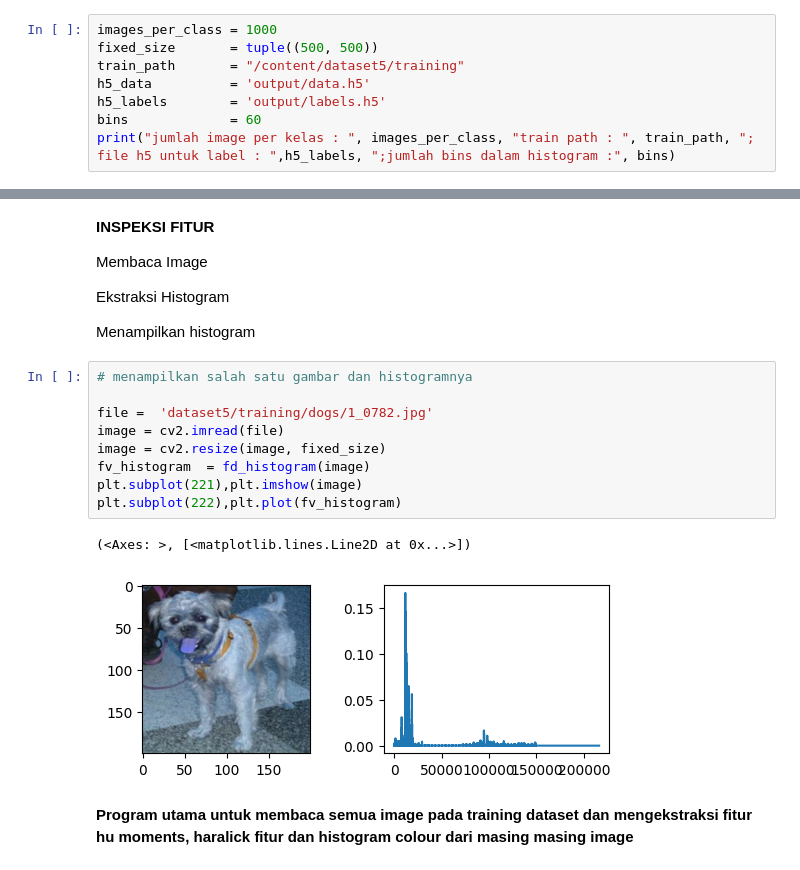
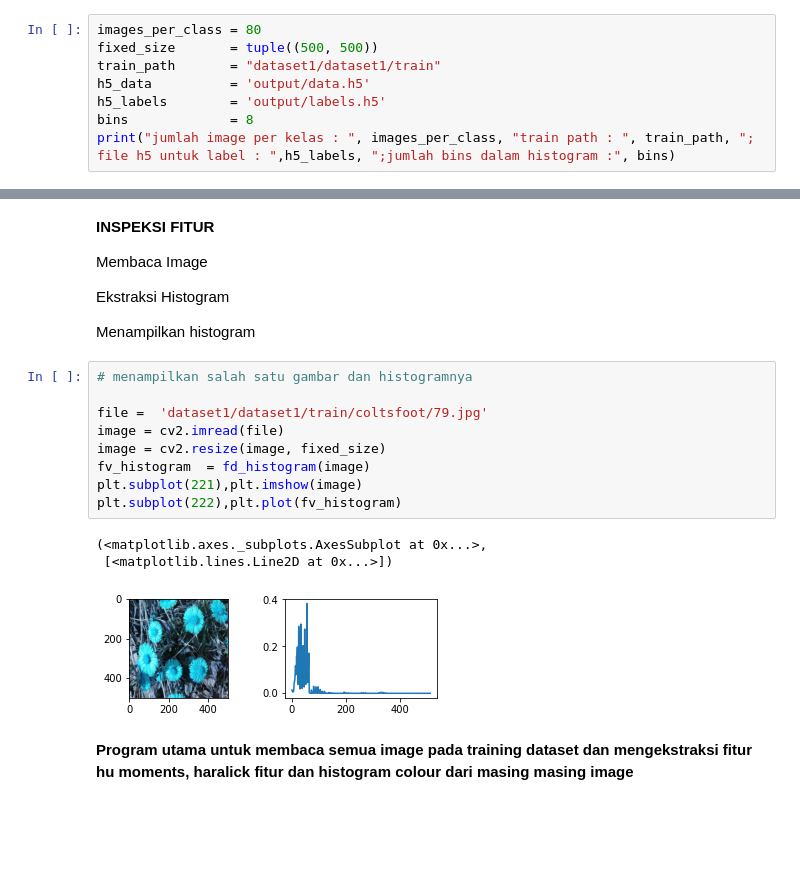
Before and after one commit to kikihaerani/Crud-Aplikasi-SpringBoot, a Jupyter notebook: Imgglobal.ipynb, the cells around one changed output, grey strips where cells are left out. Cells and saved outputs as stored; diff of their text form; blank space fills up the shorter version.

```diff
--- a/Imgglobal.ipynb
+++ b/Imgglobal.ipynb
@@ -121,10 +123,10 @@ Archive:  /content/dataset1.zip
 # %% [markdown]
 tentukan jumlah image per kelas, ukuran standard, nama folder di mana data training disimpan, output dan jumlah bins untuk histogram
 # %%
-images_per_class = 1000
+images_per_class = 80
 fixed_size       = tuple((500, 500))
-train_path       = "/content/dataset5/training"
+train_path       = "dataset1/dataset1/train"
 h5_data          = 'output/data.h5'
 h5_labels        = 'output/labels.h5'
-bins             = 60
+bins             = 8
 print("jumlah image per kelas : ", images_per_class, "train path : ", train_path, "; file h5 untuk label : ",h5_labels, ";jumlah bins dalam histogram :", bins)
@@ -188,15 +192,16 @@ Menampilkan histogram
 # %%
 # menampilkan salah satu gambar dan histogramnya
 
-file =  'dataset5/training/dogs/1_0782.jpg'
+file =  'dataset1/dataset1/train/coltsfoot/79.jpg'
 image = cv2.imread(file)
 image = cv2.resize(image, fixed_size)
 fv_histogram  = fd_histogram(image)
 plt.subplot(221),plt.imshow(image)
 plt.subplot(222),plt.plot(fv_histogram)
 # %% [output]
-(<Axes: >, [<matplotlib.lines.Line2D at 0x...>])
+(<matplotlib.axes._subplots.AxesSubplot at 0x...>,
+ [<matplotlib.lines.Line2D at 0x...>])
-[figure, old version]
+[figure, new version]
 # %% [markdown]
 **Program utama untuk membaca semua image pada training dataset dan mengekstraksi fitur hu moments, haralick fitur dan histogram colour dari masing masing image**
 # %% [markdown]
```
Also changed, not shown: parts of 14 cells of this notebook.
